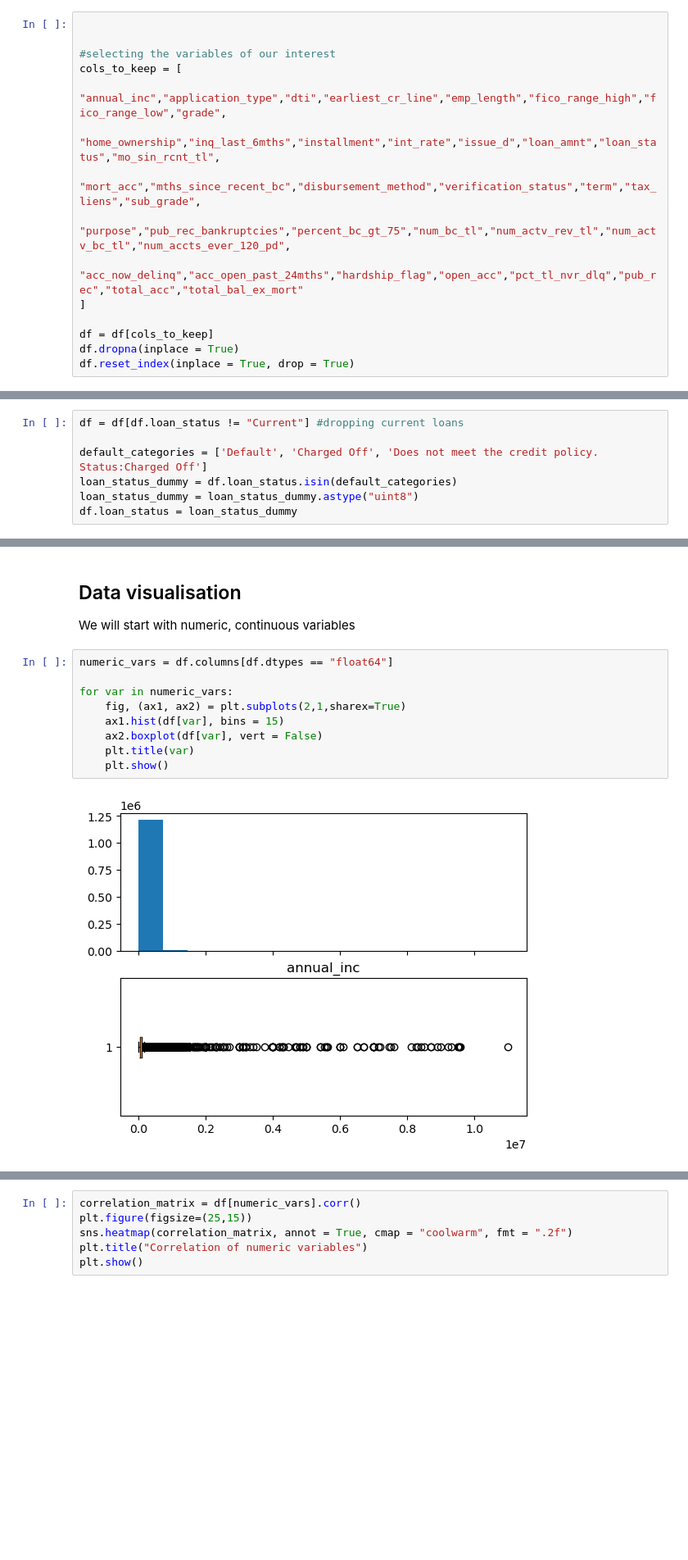
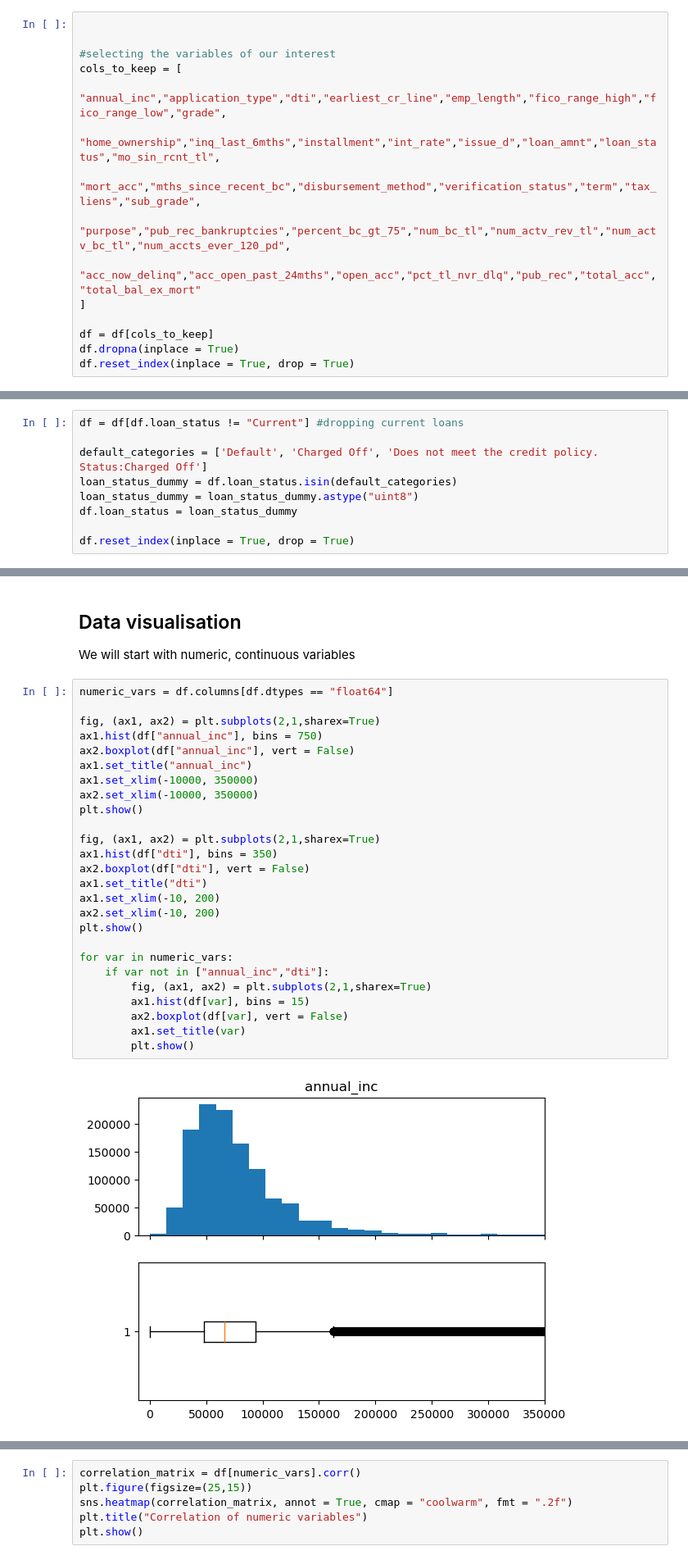
Before and after one commit to G-Mass/MTFI-project, a Jupyter notebook: p2p_lending_credit_risk_assessment.ipynb, the cells around one changed output, grey strips where cells are left out. Shown at 82% size. Drawn from its saved outputs; the diff is of its cells as text; blank space fills up the shorter version.

```diff
--- a/p2p_lending_credit_risk_assessment.ipynb
+++ b/p2p_lending_credit_risk_assessment.ipynb
@@ -35,7 +33,7 @@ cols_to_keep = [
     "home_ownership","inq_last_6mths","installment","int_rate","issue_d","loan_amnt","loan_status","mo_sin_rcnt_tl",
     "mort_acc","mths_since_recent_bc","disbursement_method","verification_status","term","tax_liens","sub_grade",
     "purpose","pub_rec_bankruptcies","percent_bc_gt_75","num_bc_tl","num_actv_rev_tl","num_actv_bc_tl","num_accts_ever_120_pd",
-    "acc_now_delinq","acc_open_past_24mths","hardship_flag","open_acc","pct_tl_nvr_dlq","pub_rec","total_acc","total_bal_ex_mort"
+    "acc_now_delinq","acc_open_past_24mths","open_acc","pct_tl_nvr_dlq","pub_rec","total_acc","total_bal_ex_mort"
 ]
 
 df = df[cols_to_keep]
@@ -72,3 +70,5 @@ default_categories = ['Default', 'Charged Off', 'Does not meet the credit policy
 loan_status_dummy = df.loan_status.isin(default_categories)
 loan_status_dummy = loan_status_dummy.astype("uint8")
 df.loan_status = loan_status_dummy
+
+df.reset_index(inplace = True, drop = True)
@@ -80,11 +105,28 @@ We will start with numeric, continuous variables
 # %%
 numeric_vars = df.columns[df.dtypes == "float64"]
 
+fig, (ax1, ax2) = plt.subplots(2,1,sharex=True)
+ax1.hist(df["annual_inc"], bins = 750)
+ax2.boxplot(df["annual_inc"], vert = False)
+ax1.set_title("annual_inc")
+ax1.set_xlim(-10000, 350000)
+ax2.set_xlim(-10000, 350000)
+plt.show()
+
+fig, (ax1, ax2) = plt.subplots(2,1,sharex=True)
+ax1.hist(df["dti"], bins = 350)
+ax2.boxplot(df["dti"], vert = False)
+ax1.set_title("dti")
+ax1.set_xlim(-10, 200)
+ax2.set_xlim(-10, 200)
+plt.show()
+
 for var in numeric_vars:
-    fig, (ax1, ax2) = plt.subplots(2,1,sharex=True)
-    ax1.hist(df[var], bins = 15)
-    ax2.boxplot(df[var], vert = False)
-    plt.title(var)
-    plt.show()
+    if var not in ["annual_inc","dti"]:
+        fig, (ax1, ax2) = plt.subplots(2,1,sharex=True)
+        ax1.hist(df[var], bins = 15)
+        ax2.boxplot(df[var], vert = False)
+        ax1.set_title(var)
+        plt.show()
 # %% [output]
-[figure, old version]
+[figure, new version]
```
Also changed, not shown: parts of 39 cells of this notebook, 1 other file.
